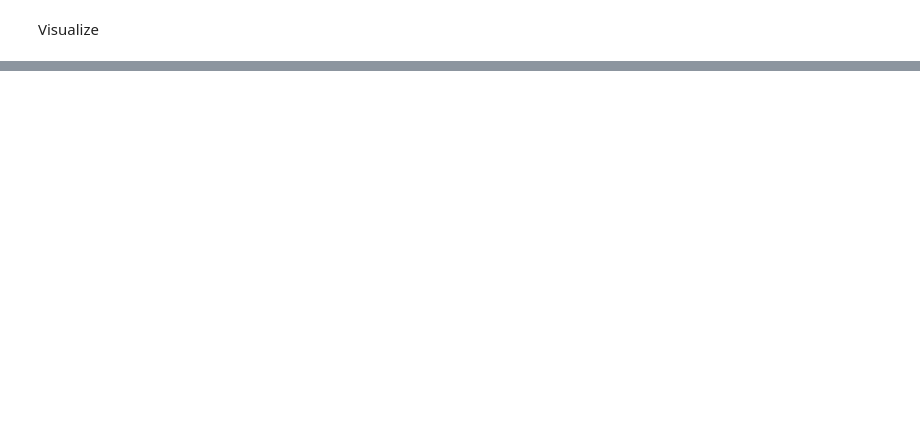
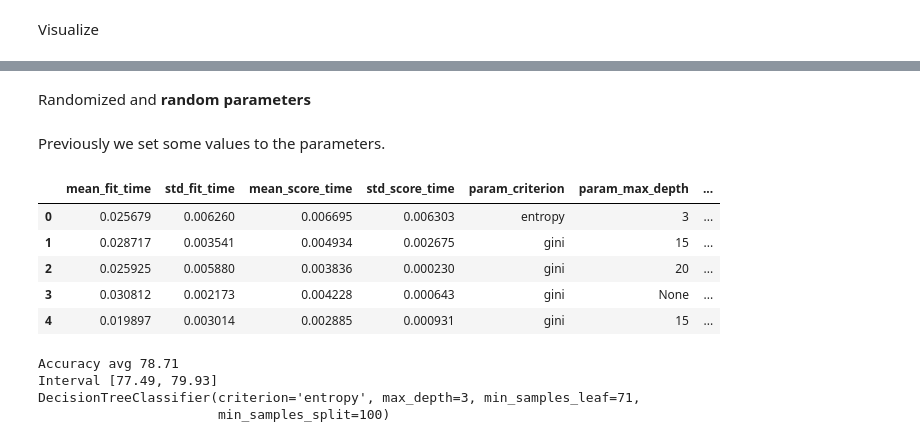
Before and after one commit to MarceloPiemonteRibeiro/learning-Machine-learning, a Jupyter notebook: Optimization/Choosing_parameters_to_optimize_models.ipynb, the cells around one changed output, grey strips where cells are left out. Cells and saved outputs as stored; diff of their text form; code cells hidden in the pictures; blank space fills up the shorter version.

```diff
--- a/Optimization/Choosing_parameters_to_optimize_models.ipynb
+++ b/Optimization/Choosing_parameters_to_optimize_models.ipynb
@@ -886,0 +965,47 @@ graph
+# %% [markdown]
+Randomized and **random parameters**
+# %% [markdown]
+Previously we set some values to the parameters.
+# %%
+from scipy.stats import randint
+
+SEED=301
+np.random.seed(SEED)
+
+espaco_de_parametros = {
+    "max_depth" : [3, 5, 10, 15, 20, 30, None],
+    "min_samples_split" : randint(32, 128), # randit sets random numbers between 32 and 128 (randit comes from scipy)
+    "min_samples_leaf" : randint(32, 128), # randit generates random numbers every time is ran
+    "criterion" : ["gini", "entropy"]
+# randit takes all values except one between the given range. Thus we have 7*96*96*2 combinations of these 4 parameters
+# and we execute n_iter=16 of them. Before we were running 16 out of 2*3*3*2 combinations, now 16 out of 7*96*96*2 combinations
+# running all these combinations instead of 16 samples of them is very time consuming and not feasible most of the times.
+}
+
+busca = RandomizedSearchCV(DecisionTreeClassifier(),
+                    espaco_de_parametros,
+                    n_iter = 16,
+                    cv = KFold(n_splits = 5, shuffle=True),
+                          random_state = SEED)
+
+
+busca.fit(x_azar, y_azar)
+resultados = pd.DataFrame(busca.cv_results_)
+resultados.head()
+# %% [output]
+|  | mean_fit_time | std_fit_time | mean_score_time | std_score_time | param_criterion | param_max_depth | ... |
+| 0 | 0.025679 | 0.006260 | 0.006695 | 0.006303 | entropy | 3 | ... |
+| 1 | 0.028717 | 0.003541 | 0.004934 | 0.002675 | gini | 15 | ... |
+| 2 | 0.025925 | 0.005880 | 0.003836 | 0.000230 | gini | 20 | ... |
+| 3 | 0.030812 | 0.002173 | 0.004228 | 0.000643 | gini | None | ... |
+| 4 | 0.019897 | 0.003014 | 0.002885 | 0.000931 | gini | 15 | ... |
+# %%
+scores = cross_val_score(busca, x_azar, y_azar, cv = KFold(n_splits=5, shuffle=True))
+imprime_score(scores)
+best = busca.best_estimator_
+print(best)
+# %% [output]
+Accuracy avg 78.71
+Interval [77.49, 79.93]
+DecisionTreeClassifier(criterion='entropy', max_depth=3, min_samples_leaf=71,
+                       min_samples_split=100)
```
Also changed, not shown: parts of 53 cells of this notebook.
